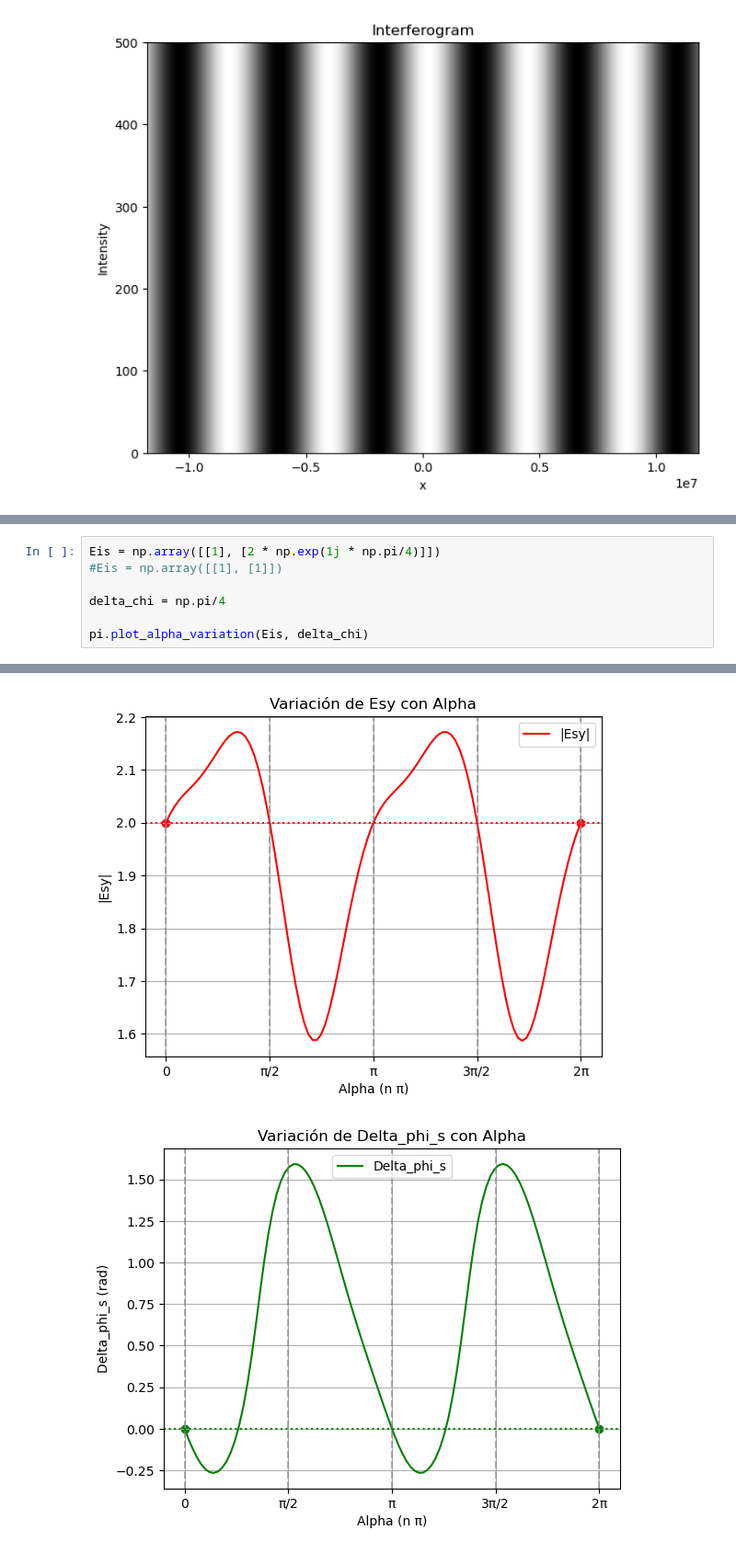
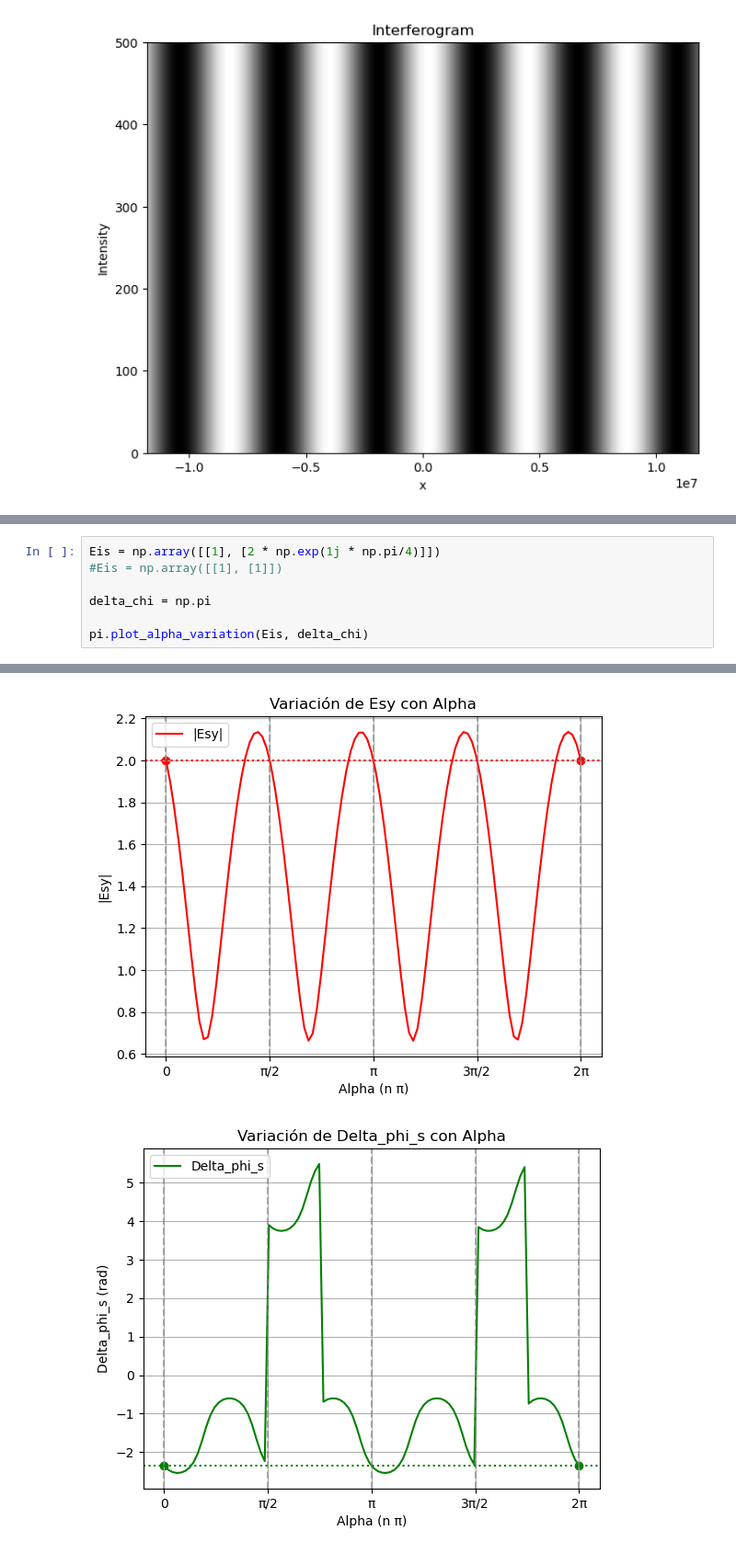
Before and after one commit to Aguiario/Polarimetric_Interferomerty, a Jupyter notebook: Usages_Examples.ipynb, the cells around one changed output, grey strips where cells are left out. Shown at 92% size. Saved outputs shown, nothing was run; the diff lists cells and outputs as text.

```diff
--- a/Usages_Examples.ipynb
+++ b/Usages_Examples.ipynb
@@ -48,7 +50,7 @@ Delta_phi_s: 0.7853981633974483
 Eis = np.array([[1], [2 * np.exp(1j * np.pi/4)]])
 #Eis = np.array([[1], [1]])
 
-delta_chi = np.pi/4
+delta_chi = np.pi
 
 pi.plot_alpha_variation(Eis, delta_chi)
 # %% [output]
@@ -56,2 +58,2 @@ pi.plot_alpha_variation(Eis, delta_chi)
-[figure, old version]
+[figure, new version]
-[figure, old version]
+[figure, new version]
```
Also changed, not shown: parts of 2 cells of this notebook.
